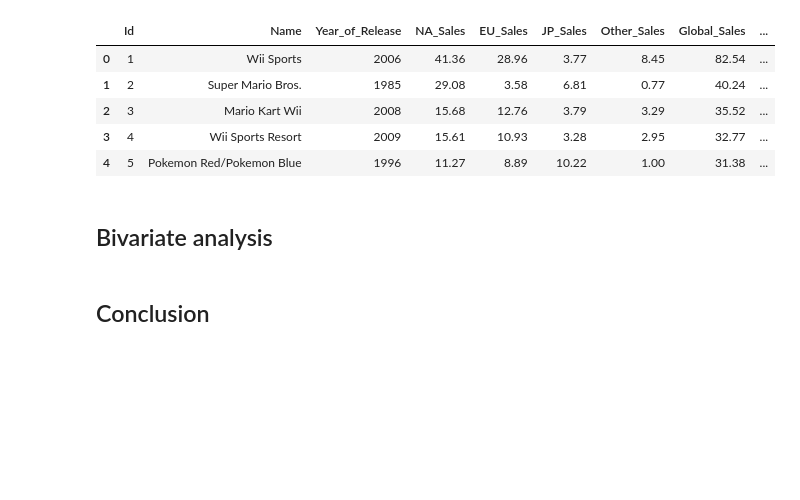
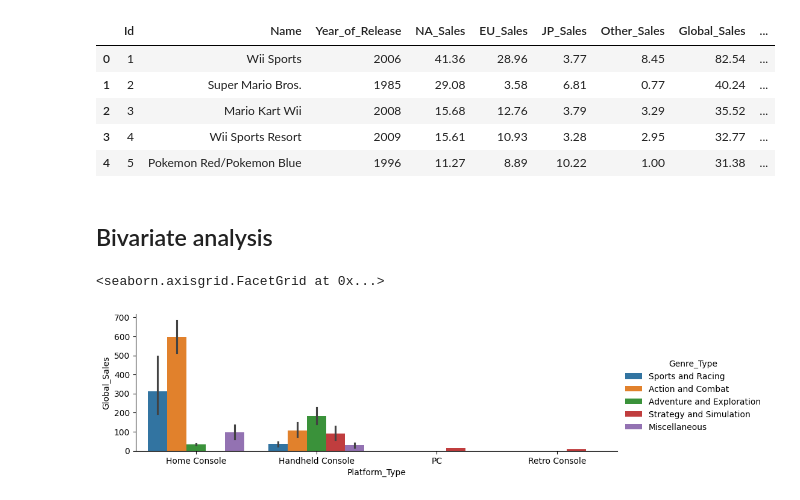
Before and after one commit to camila-galindo/eda-teraverso, a Jupyter notebook: Tera_Challenge_Teraverso_Exploratory_Data_Analysis.ipynb, the cells around one changed output. Drawn from its saved outputs; the diff is of its cells as text; code cells hidden in the pictures; blank space fills up the shorter version.

```diff
--- a/Tera_Challenge_Teraverso_Exploratory_Data_Analysis.ipynb
+++ b/Tera_Challenge_Teraverso_Exploratory_Data_Analysis.ipynb
@@ -420,5 +365,3 @@ df2.head()
 | 4 | 5 | Pokemon Red/Pokemon Blue | 1996 | 11.27 | 8.89 | 10.22 | 1.00 | 31.38 | ... |
 # %% [markdown]
 ## Bivariate analysis
-# %% [markdown]
-## Conclusion
@@ -424,0 +371,5 @@ df2.head()
+# %%
+sns.catplot(data=df2, kind="bar", x='Platform_Type', y='Global_Sales', hue='Genre_Type', height=3, aspect=3, estimator="sum")
+# %% [output]
+<seaborn.axisgrid.FacetGrid at 0x...>
+[figure, added]
```
Also changed, not shown: parts of 24 cells of this notebook.
